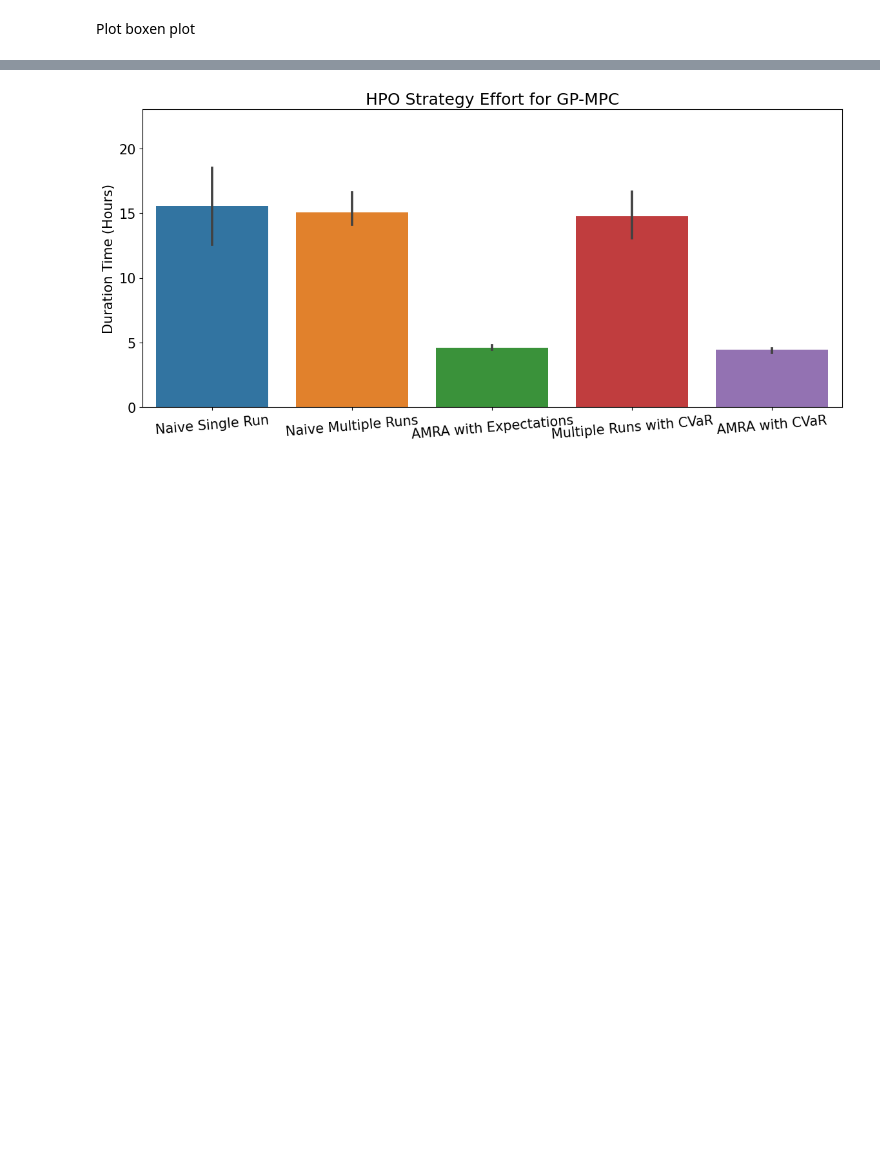
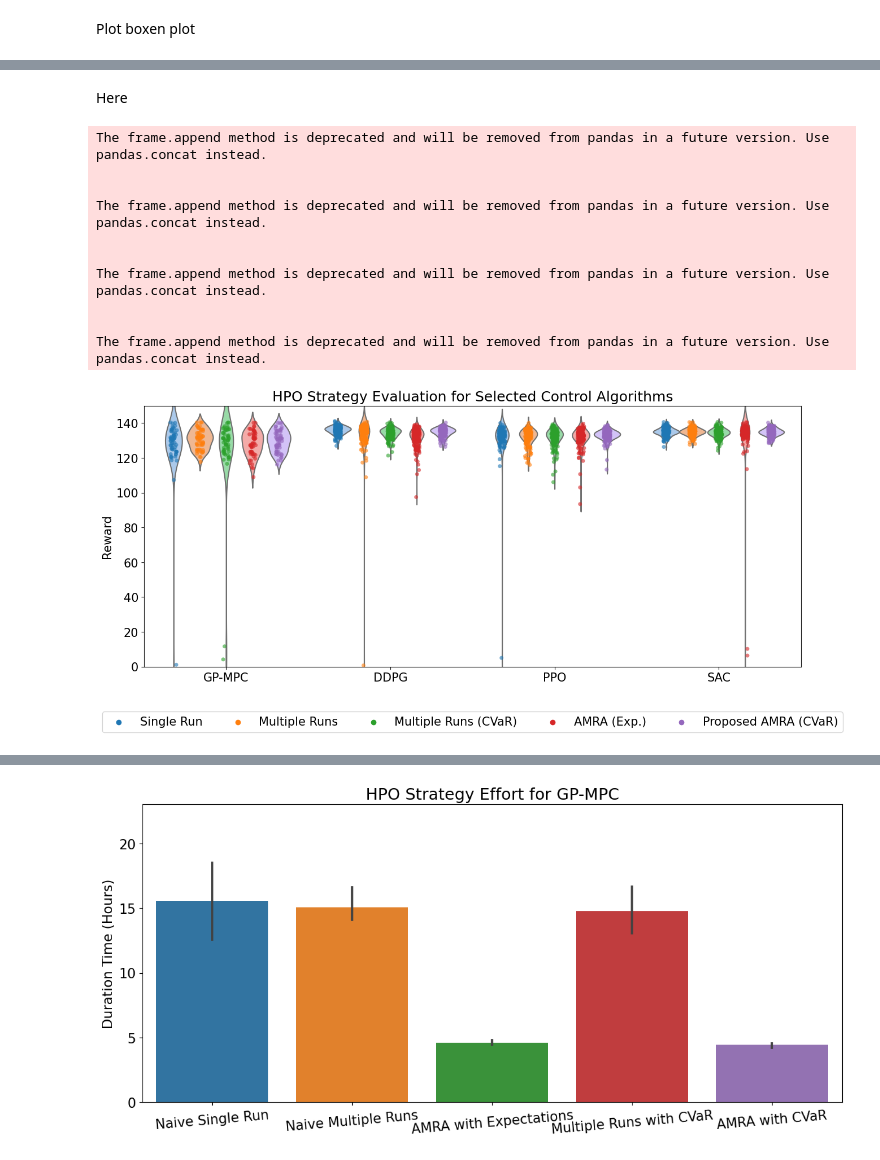
Before and after one commit to utiasDSL/safe-control-gym, a Jupyter notebook: experiments/comparisons/reliable_stats.ipynb, the cells around one changed output, grey strips where cells are left out. Drawn from its saved outputs; the diff is of its cells as text; code cells hidden in the pictures; blank space fills up the shorter version.

```diff
--- a/experiments/comparisons/reliable_stats.ipynb
+++ b/experiments/comparisons/reliable_stats.ipynb
@@ -280,0 +286,62 @@ for algorithm in algorithms:
+# %% [markdown]
+Here
+# %%
+# Initialize an empty DataFrame to store the data
+combined_data = pd.DataFrame()
+
+# Reorder the DataFrame based on 'strategy_name'
+str_order=[strategy_name_maps['s1'], strategy_name_maps['s2'], strategy_name_maps['s3'], strategy_name_maps['s5'], strategy_name_maps['s4']]
+hpo_eval_df = hpo_eval_df[hpo_eval_df['strategy_name'].isin(str_order)].sort_values(by=['strategy_name'], key=lambda x: x.map({v: i for i, v in enumerate(str_order)}))
+
+# Loop through the algorithms and add data to the combined DataFrame
+for algorithm in algorithms:
+    # Add one feature called strategy name to the dataframe
+    hpo_eval_df['strategy_name'] = hpo_eval_df['Category'].apply(lambda x: strategy_name_maps[x])
+    hpo_eval_df['algorithm_name'] = hpo_eval_df['algorithm'].apply(lambda x: algorithms_name_maps[x])
+
+    # Filter the data for the current algorithm
+    algorithm_data = hpo_eval_df[hpo_eval_df['algorithm'] == algorithm]
+
+    # Append the filtered data to the combined DataFrame
+    combined_data = combined_data.append(algorithm_data)
+
+# Plot all algorithms in the same graph
+plt.figure(figsize=(15, 6))
+plt.rcParams.update({'font.size': 15})
+algo_order = [algorithms_name_maps['gpmpc'], algorithms_name_maps['ddpg'], algorithms_name_maps['ppo'], algorithms_name_maps['sac']]
+
+# Use seaborn to create a boxen plot with all algorithms
+# ax = sns.boxenplot(x='algorithm_name', y='Reward', hue='strategy_name', data=combined_data, k_depth='proportion')
+# create palette that has the same color that is really colorblind friendly
+palette = sns.color_palette("pastel", 5)
+ax = sns.violinplot(x='algorithm_name', y='Reward', hue='strategy_name', data=combined_data, inner=None, bw_adjust=10.0, palette=palette)
+sns.stripplot(x='algorithm_name', y='Reward', hue='strategy_name', data=combined_data, dodge=True, jitter=True, alpha=0.6, ax=ax)
+
+# Display the legend horizontally
+# only show the legend of stripplot
+handles, labels = ax.get_legend_handles_labels()
+ax.legend(handles[5:], labels[5:], bbox_to_anchor=(0.5, -0.15), loc='upper center', ncol=len(strategy_name))
+# legend = ax.legend(loc='upper center', bbox_to_anchor=(0.48, -0.15), ncol=len(strategy_name))
+
+# Customize the plot appearance
+plt.xlabel('')
+plt.ylabel('Reward')
+plt.ylim([0, 150])
+plt.title('HPO Strategy Evaluation for Selected Control Algorithms')
+
+# Save and display the plot
+# plt.savefig('rl/fig/experiments/HPO Strategy Evaluation for All Algorithms.pdf', format="pdf")
+plt.show()
+plt.close()
+# %% [output]
+The frame.append method is deprecated and will be removed from pandas in a future version. Use pandas.concat instead.
+
+
+The frame.append method is deprecated and will be removed from pandas in a future version. Use pandas.concat instead.
+
+
+The frame.append method is deprecated and will be removed from pandas in a future version. Use pandas.concat instead.
+
+
+The frame.append method is deprecated and will be removed from pandas in a future version. Use pandas.concat instead.
+[figure, added]
```
Also changed, not shown: parts of 9 cells of this notebook, 1 other file.
